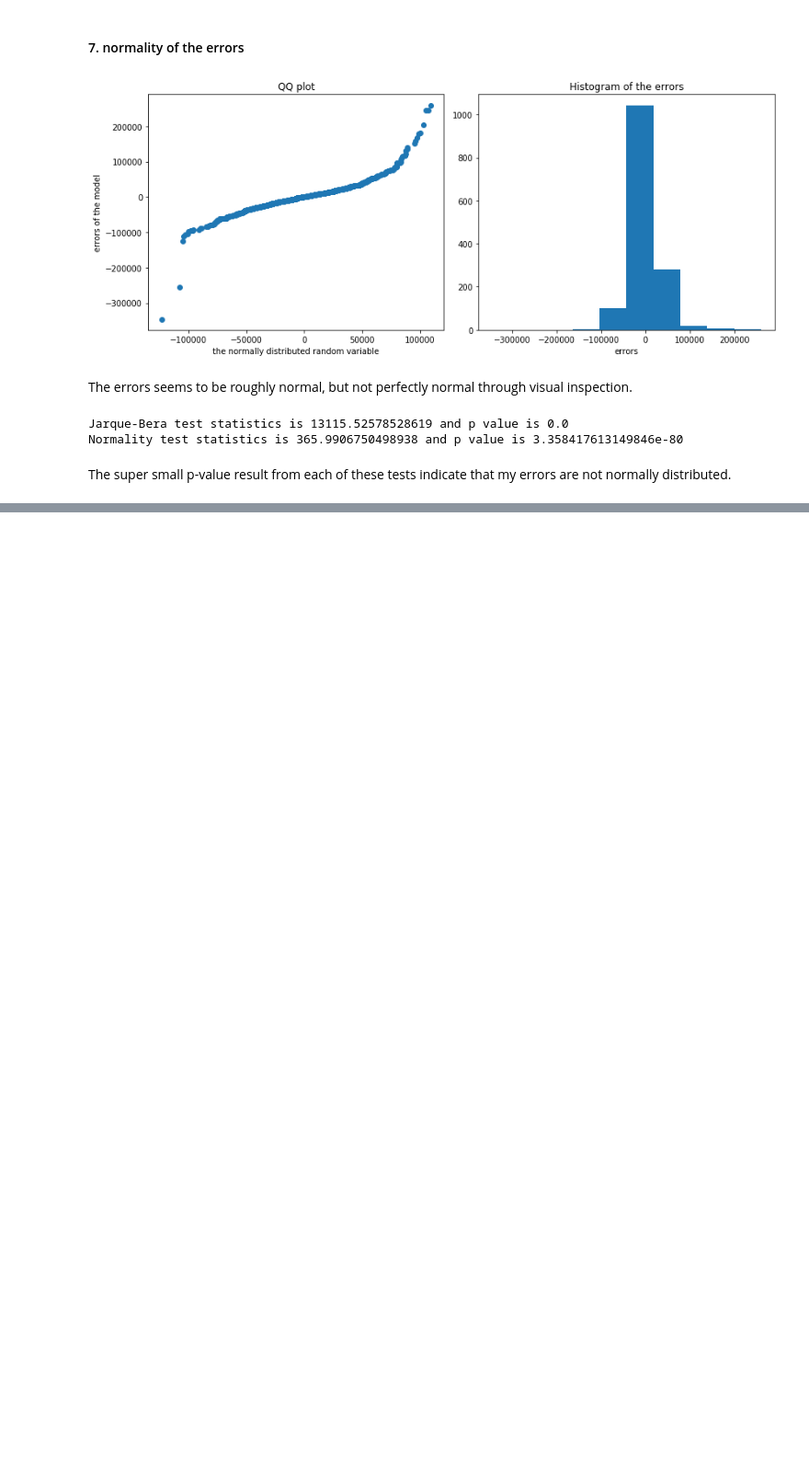
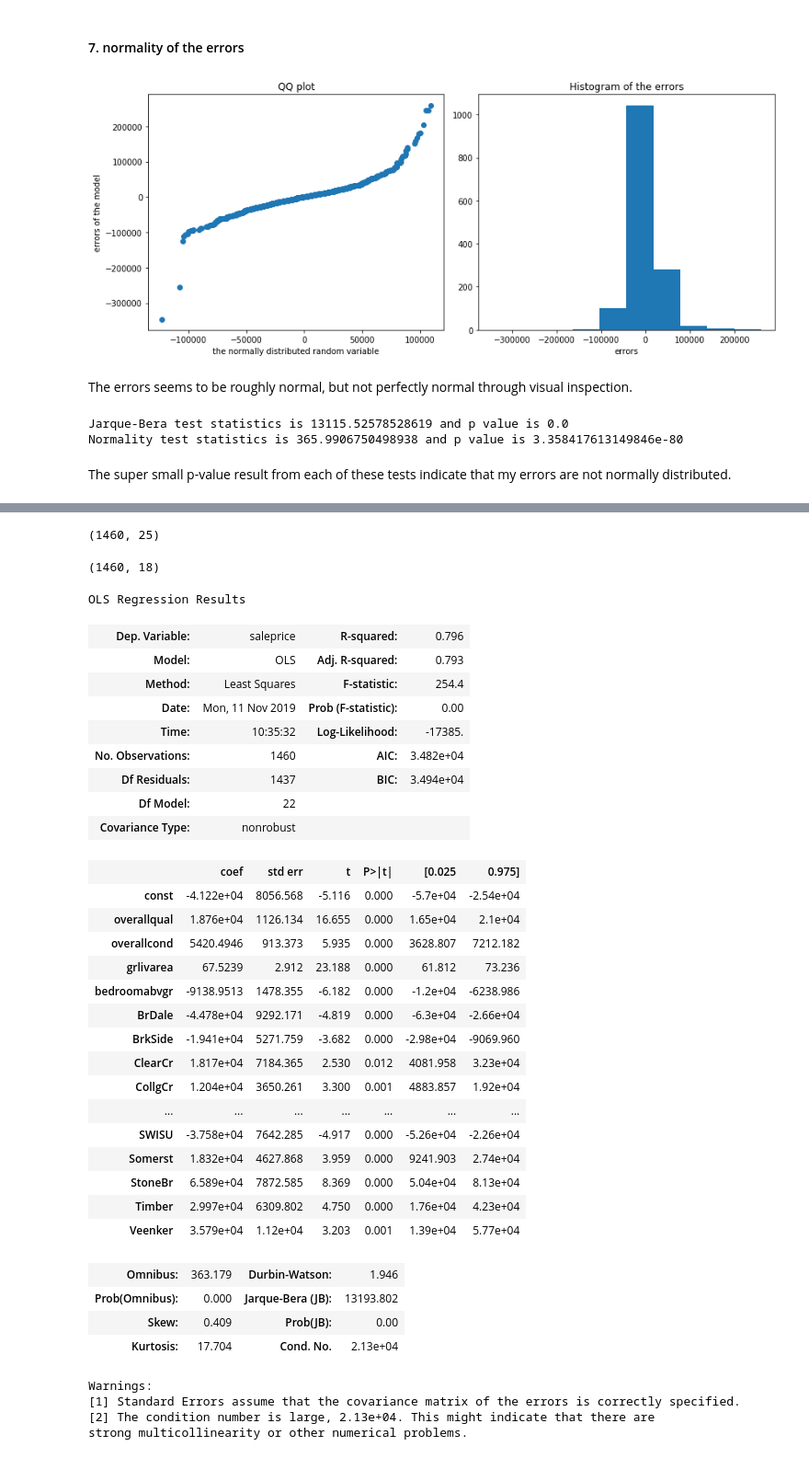
Before and after one commit to mrkjhsn/Thinkful-Exercises, a Jupyter notebook: linear_regression_housing_prices.ipynb, the cells around one changed output, grey strips where cells are left out. Shown: that part at 92% size. Saved outputs shown, nothing was run; the diff lists cells and outputs as text; code cells hidden in the pictures; blank space fills up the shorter version.

```diff
--- a/linear_regression_housing_prices.ipynb
+++ b/linear_regression_housing_prices.ipynb
@@ -456,0 +509,2 @@ The super small p-value result from each of these tests indicate that my errors
+# %%
+neighborhood_features = pd.get_dummies(house_prices.neighborhood)
@@ -456,0 +520,13 @@ The super small p-value result from each of these tests indicate that my errors
+# %%
+# original columns
+neighborhood_features.shape
+# %% [output]
+(1460, 25)
+# %%
+# drop columns identified as not statistically significant
+neighborhood_features.drop(results.pvalues[round(results.pvalues, 2) > .1].index, axis=1, inplace=True)
+# %%
+# verify that columns have been removed
+neighborhood_features.shape
+# %% [output]
+(1460, 18)
@@ -456,0 +536,51 @@ The super small p-value result from each of these tests indicate that my errors
+# %%
+# Y is the target variable
+Y = house_prices.saleprice
+
+# X is the feature
+X = pd.concat([house_features, neighborhood_features], axis=1)
+# %%
+# using statsmodel
+
+# We need to manually add a constant
+# in statsmodels' sm
+X = sm.add_constant(X)
+
+results = sm.OLS(Y, X).fit()
+
+results.summary()
+# %% [output]
+OLS Regression Results
+| Dep. Variable: | saleprice | R-squared: | 0.796 |
+| Model: | OLS | Adj. R-squared: | 0.793 |
+| Method: | Least Squares | F-statistic: | 254.4 |
+| Date: | Mon, 11 Nov 2019 | Prob (F-statistic): | 0.00 |
+| Time: | 10:35:32 | Log-Likelihood: | -17385. |
+| No. Observations: | 1460 | AIC: | 3.482e+04 |
+| Df Residuals: | 1437 | BIC: | 3.494e+04 |
+| Df Model: | 22 |  |  |
+| Covariance Type: | nonrobust |  |  |
+|  | coef | std err | t | P>|t| | [0.025 | 0.975] |
+| const | -4.122e+04 | 8056.568 | -5.116 | 0.000 | -5.7e+04 | -2.54e+04 |
+| overallqual | 1.876e+04 | 1126.134 | 16.655 | 0.000 | 1.65e+04 | 2.1e+04 |
+| overallcond | 5420.4946 | 913.373 | 5.935 | 0.000 | 3628.807 | 7212.182 |
+| grlivarea | 67.5239 | 2.912 | 23.188 | 0.000 | 61.812 | 73.236 |
+| bedroomabvgr | -9138.9513 | 1478.355 | -6.182 | 0.000 | -1.2e+04 | -6238.986 |
+| BrDale | -4.478e+04 | 9292.171 | -4.819 | 0.000 | -6.3e+04 | -2.66e+04 |
+| BrkSide | -1.941e+04 | 5271.759 | -3.682 | 0.000 | -2.98e+04 | -9069.960 |
+| ClearCr | 1.817e+04 | 7184.365 | 2.530 | 0.012 | 4081.958 | 3.23e+04 |
+| CollgCr | 1.204e+04 | 3650.261 | 3.300 | 0.001 | 4883.857 | 1.92e+04 |
+| ... | ... | ... | ... | ... | ... | ... |
+| SWISU | -3.758e+04 | 7642.285 | -4.917 | 0.000 | -5.26e+04 | -2.26e+04 |
+| Somerst | 1.832e+04 | 4627.868 | 3.959 | 0.000 | 9241.903 | 2.74e+04 |
+| StoneBr | 6.589e+04 | 7872.585 | 8.369 | 0.000 | 5.04e+04 | 8.13e+04 |
+| Timber | 2.997e+04 | 6309.802 | 4.750 | 0.000 | 1.76e+04 | 4.23e+04 |
+| Veenker | 3.579e+04 | 1.12e+04 | 3.203 | 0.001 | 1.39e+04 | 5.77e+04 |
+| Omnibus: | 363.179 | Durbin-Watson: | 1.946 |
+| Prob(Omnibus): | 0.000 | Jarque-Bera (JB): | 13193.802 |
+| Skew: | 0.409 | Prob(JB): | 0.00 |
+| Kurtosis: | 17.704 | Cond. No. | 2.13e+04 |
+Warnings:
+[1] Standard Errors assume that the covariance matrix of the errors is correctly specified.
+[2] The condition number is large, 2.13e+04. This might indicate that there are
+strong multicollinearity or other numerical problems.
```
Also changed, not shown: parts of 15 cells of this notebook.
